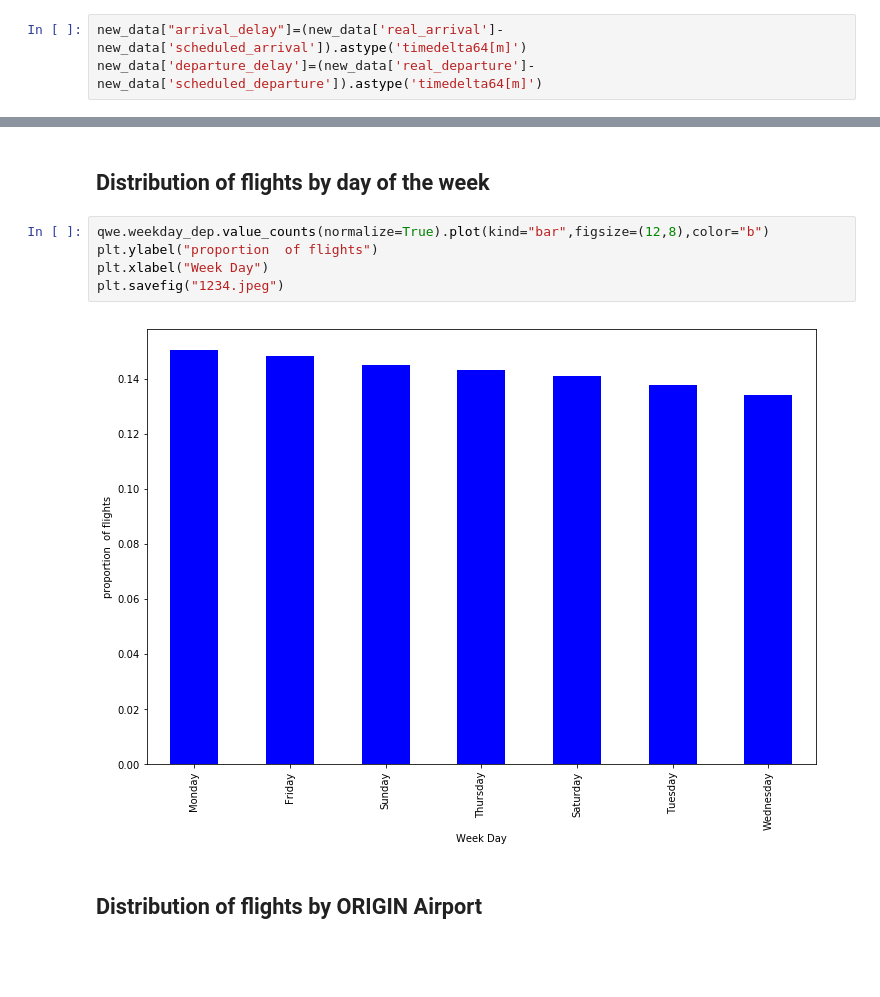
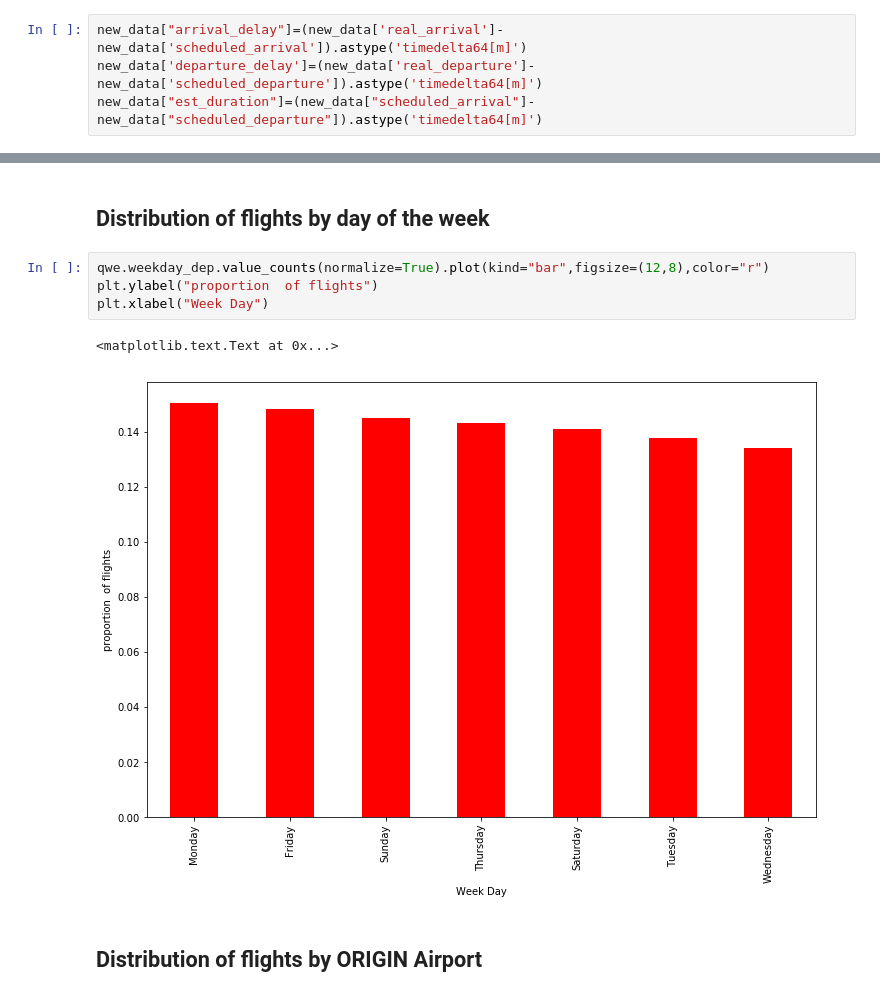
Before and after one commit to paulocoehlo1992/flight, a Jupyter notebook: Getting formatted data from mongoDB.ipynb, the cells around one changed output, grey strips where cells are left out. Saved outputs shown, nothing was run; the diff lists cells and outputs as text; blank space fills up the shorter version.

```diff
--- a/Getting formatted data from mongoDB.ipynb
+++ b/Getting formatted data from mongoDB.ipynb
@@ -359,6 +359,7 @@ dtype: object
 # %%
 new_data["arrival_delay"]=(new_data['real_arrival']-new_data['scheduled_arrival']).astype('timedelta64[m]')
 new_data['departure_delay']=(new_data['real_departure']-new_data['scheduled_departure']).astype('timedelta64[m]')
+new_data["est_duration"]=(new_data["scheduled_arrival"]-new_data["scheduled_departure"]).astype('timedelta64[m]')
 # %% [output]
 A value is trying to be set on a copy of a slice from a DataFrame.
 Try using .loc[row_indexer,col_indexer] = value instead
@@ -561,12 +539,12 @@ plt.savefig("123.jpeg")
 # %% [markdown]
 ## Distribution of flights by day of the week
 # %%
-qwe.weekday_dep.value_counts(normalize=True).plot(kind="bar",figsize=(12,8),color="b")
+qwe.weekday_dep.value_counts(normalize=True).plot(kind="bar",figsize=(12,8),color="r")
 plt.ylabel("proportion  of flights")
 plt.xlabel("Week Day")
-plt.savefig("1234.jpeg")
 # %% [output]
+<matplotlib.text.Text at 0x...>
-[figure, old version]
+[figure, new version]
 # %% [markdown]
 ## Distribution of flights by ORIGIN Airport
 # %%
```
Also changed, not shown: parts of 13 cells of this notebook.
